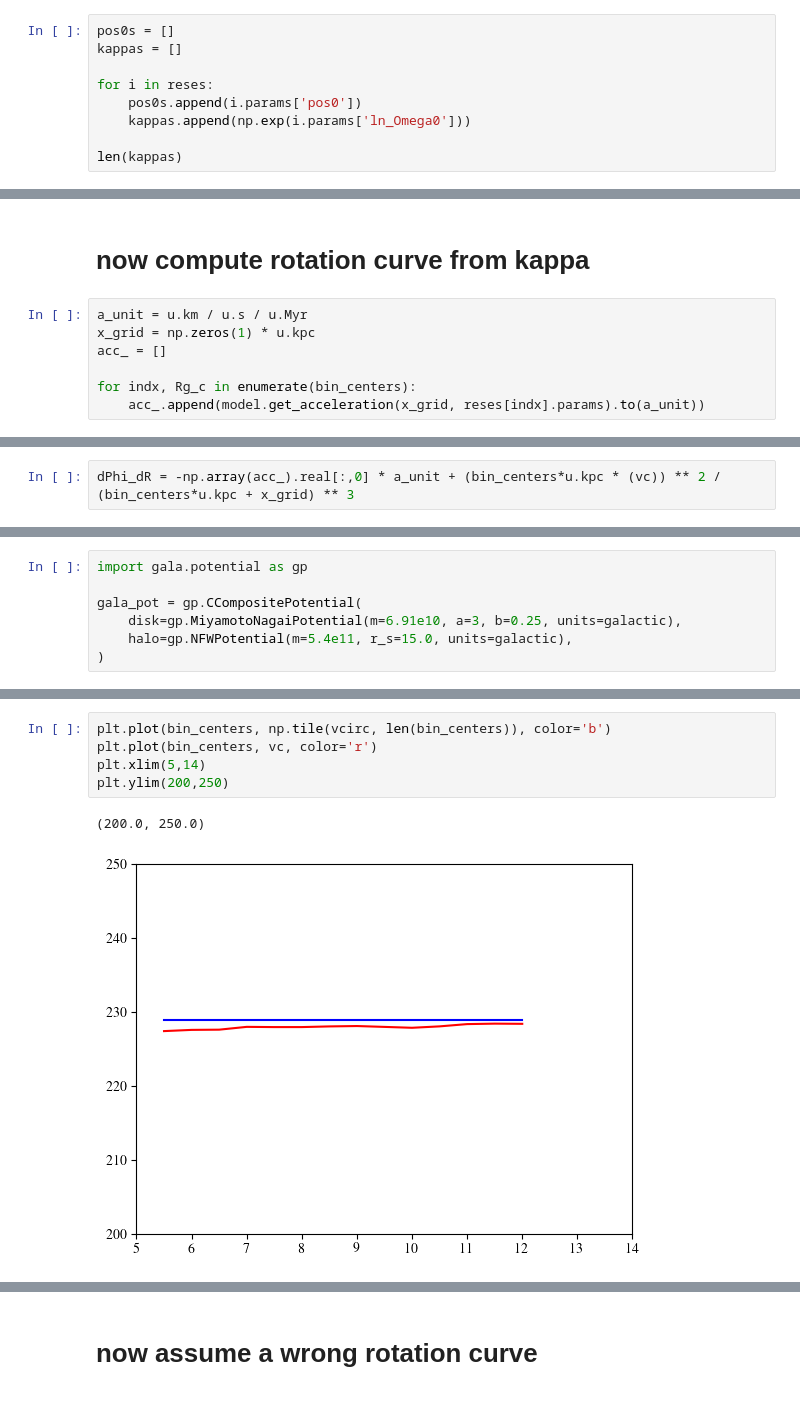
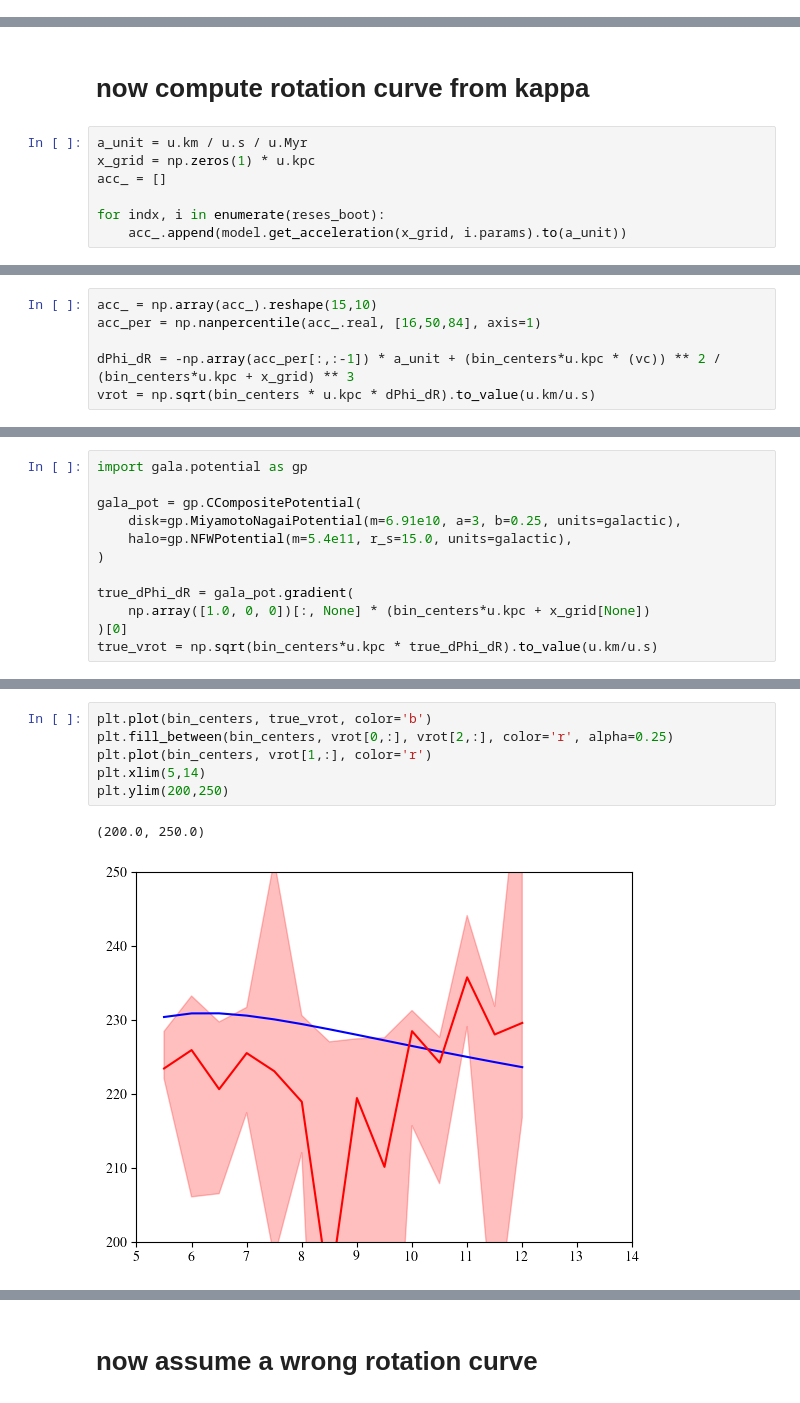
Before and after one commit to DHortaD/TorusImaging-radial, a Jupyter notebook: py/model-R-Rg-simulation.ipynb, the cells around one changed output, grey strips where cells are left out. Saved outputs shown, nothing was run; the diff lists cells and outputs as text.

```diff
--- a/py/model-R-Rg-simulation.ipynb
+++ b/py/model-R-Rg-simulation.ipynb
@@ -283,9 +332,0 @@ for indx, Rg_c in tqdm.tqdm(enumerate(Rgal_cs[:-1])):
-# %%
-pos0s = []
-kappas = []
-
-for i in reses:
-    pos0s.append(i.params['pos0'])
-    kappas.append(np.exp(i.params['ln_Omega0']))
-
-len(kappas)
@@ -353,5 +337,5 @@ a_unit = u.km / u.s / u.Myr
 x_grid = np.zeros(1) * u.kpc
 acc_ = []
 
-for indx, Rg_c in enumerate(bin_centers):
-    acc_.append(model.get_acceleration(x_grid, reses[indx].params).to(a_unit))
+for indx, i in enumerate(reses_boot):
+    acc_.append(model.get_acceleration(x_grid, i.params).to(a_unit))
@@ -367,2 +342,6 @@ plt.plot(bin_centers, acc_)
 # %%
-dPhi_dR = -np.array(acc_).real[:,0] * a_unit + (bin_centers*u.kpc * (vc)) ** 2 / (bin_centers*u.kpc + x_grid) ** 3
+acc_ = np.array(acc_).reshape(15,10)
+acc_per = np.nanpercentile(acc_.real, [16,50,84], axis=1)
+
+dPhi_dR = -np.array(acc_per[:,:-1]) * a_unit + (bin_centers*u.kpc * (vc)) ** 2 / (bin_centers*u.kpc + x_grid) ** 3
+vrot = np.sqrt(bin_centers * u.kpc * dPhi_dR).to_value(u.km/u.s)
@@ -386,3 +352,8 @@ gala_pot = gp.CCompositePotential(
     disk=gp.MiyamotoNagaiPotential(m=6.91e10, a=3, b=0.25, units=galactic),
     halo=gp.NFWPotential(m=5.4e11, r_s=15.0, units=galactic),
 )
+
+true_dPhi_dR = gala_pot.gradient(
+    np.array([1.0, 0, 0])[:, None] * (bin_centers*u.kpc + x_grid[None])
+)[0]
+true_vrot = np.sqrt(bin_centers*u.kpc * true_dPhi_dR).to_value(u.km/u.s)
@@ -400,8 +360,9 @@ array([230.4239182 , 230.91326362, 230.92096279, 230.61320873,
 # %%
-plt.plot(bin_centers, np.tile(vcirc, len(bin_centers)), color='b')
-plt.plot(bin_centers, vc, color='r')
+plt.plot(bin_centers, true_vrot, color='b')
+plt.fill_between(bin_centers, vrot[0,:], vrot[2,:], color='r', alpha=0.25)
+plt.plot(bin_centers, vrot[1,:], color='r')
 plt.xlim(5,14)
 plt.ylim(200,250)
 # %% [output]
 (200.0, 250.0)
-[figure, old version]
+[figure, new version]
```
Also changed, not shown: parts of 51 cells of this notebook, 1 other file.
